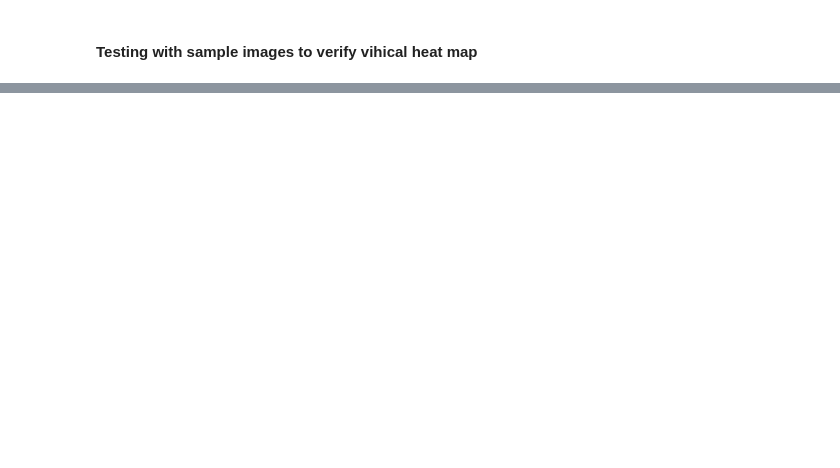
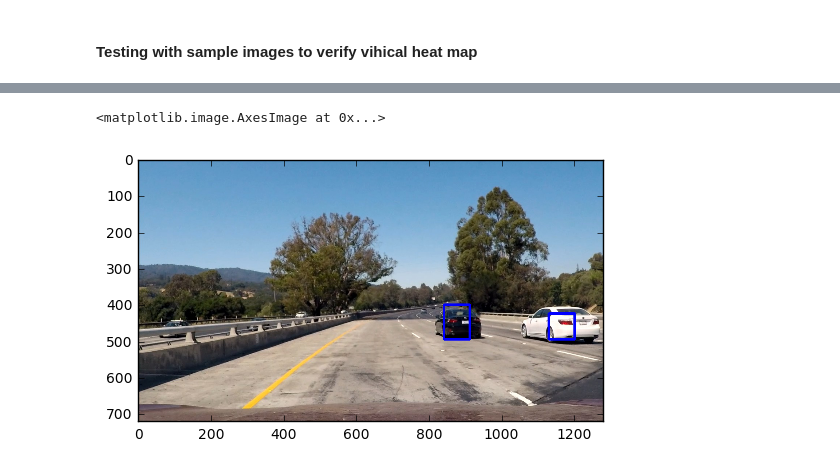
Before and after one commit to arvindshekar07/VehicalDetection, a Jupyter notebook: VehicalDetection.ipynb, the cells around one changed output, grey strips where cells are left out. Cells and saved outputs as stored; diff of their text form; code cells hidden in the pictures; blank space fills up the shorter version.

```diff
--- a/VehicalDetection.ipynb
+++ b/VehicalDetection.ipynb
@@ -650,14 +672,48 @@ visualize(fig,8,2,out_images,out_titles)
 # %%
+color_space = 'YCrCb'
+orient = 9
+pix_per_cell =8
+cell_per_block =2
+hog_channel = 'ALL'# can be 0,1,2, ALL
+spatial_size=(32,32)#spatial binnig dimensions
+hist_bins= 32
+spatial_feat = True # spatical features on or off
+hist_feat = True # Histogram features on or off
+hog_feat = True # HOG  ffeatures on or off
+
+
+ystart = 400
+ystop = 656
+scale = 1.5
+d= deque(maxlen = 8)
 def pipeline(img):
 
     out_img,heatmap = find_cars(img, ystart=ystart, ystop=ystop,
                         scale=scale, svc=svc, X_scaler=X_scaler, orient=orient, pix_per_cell=pix_per_cell,
                         cell_per_block=cell_per_block, spatial_size=spatial_size, hist_bins=hist_bins)
 
-    heatmap = apply_threshold(heatmap,1)
+
+    d.append(heatmap)
+
+    for i in range(len(d)):
+        item = d[i]
+        heatmap = cv2.add(heatmap,item)
+
+    #     labels = label(heatmap)
+
+    heatmap = apply_threshold(heatmap,6)
+
     labels = label(heatmap)
+
     draw_img = draw_labeled_bboxes(np.copy(img),labels)
     return draw_img
+
+ig = mpimg.imread("test_images/test1.jpg")
+
+plt.imshow(pipeline(ig))
+# %% [output]
+<matplotlib.image.AxesImage at 0x...>
+[figure, added]
 # %%
 output_video = 'project_video_result.mp4'
 clip1 = VideoFileClip("project_video.mp4")
```
Also changed, not shown: parts of 7 cells of this notebook, 3 other files.
